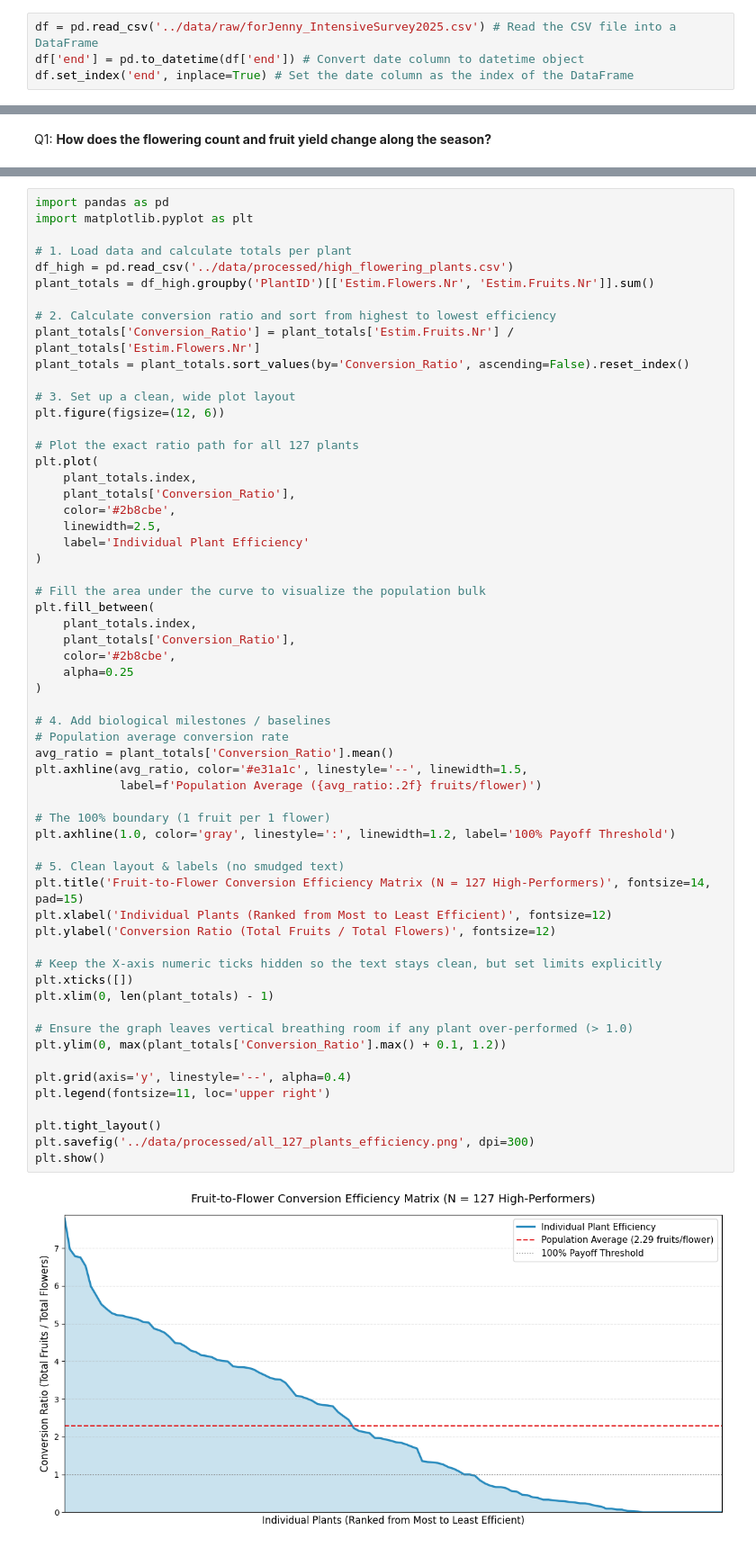
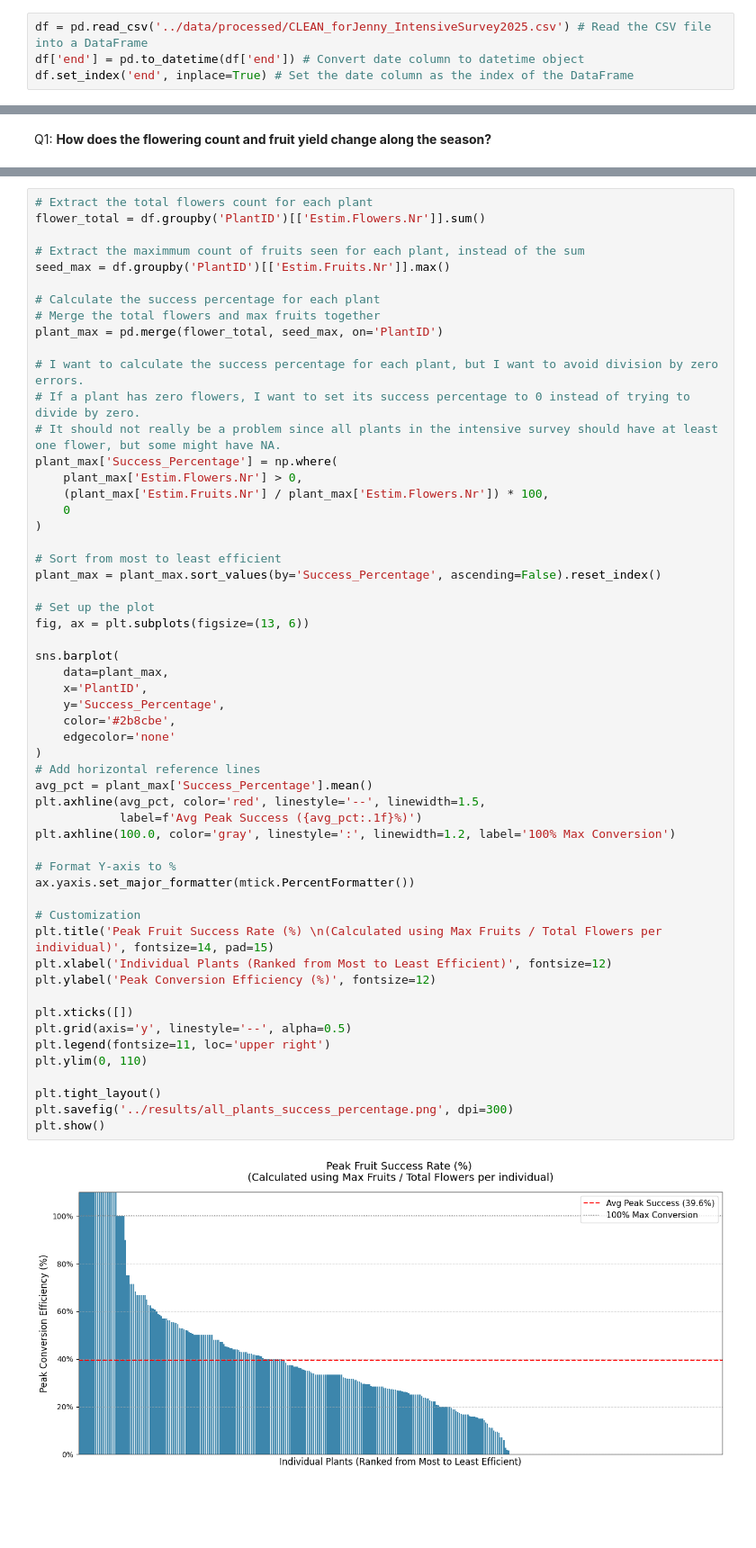
Before and after one commit to jenny-pom/intensive-survey-2025, a Jupyter notebook: notebooks/flower-fruit-analysis.ipynb, the cells around one changed output, grey strips where cells are left out. Shown at 90% size. Drawn from its saved outputs; the diff is of its cells as text; blank space fills up the shorter version.

```diff
--- a/notebooks/flower-fruit-analysis.ipynb
+++ b/notebooks/flower-fruit-analysis.ipynb
@@ -9,4 +11,4 @@ Read the data file and set indexing to datetime. I am using the forJenny_Intensi
 # %%
-df = pd.read_csv('../data/raw/forJenny_IntensiveSurvey2025.csv') # Read the CSV file into a DataFrame
+df = pd.read_csv('../data/processed/CLEAN_forJenny_IntensiveSurvey2025.csv') # Read the CSV file into a DataFrame
 df['end'] = pd.to_datetime(df['end']) # Convert date column to datetime object
 df.set_index('end', inplace=True) # Set the date column as the index of the DataFrame
@@ -129,61 +207,57 @@ A ratio of 1.0 means every single flower successfully turned into a fruit (100%
 # %%
-import pandas as pd
-import matplotlib.pyplot as plt
+# Extract the total flowers count for each plant
+flower_total = df.groupby('PlantID')[['Estim.Flowers.Nr']].sum()
 
-# 1. Load data and calculate totals per plant
-df_high = pd.read_csv('../data/processed/high_flowering_plants.csv')
-plant_totals = df_high.groupby('PlantID')[['Estim.Flowers.Nr', 'Estim.Fruits.Nr']].sum()
+# Extract the maximmum count of fruits seen for each plant, instead of the sum
+seed_max = df.groupby('PlantID')[['Estim.Fruits.Nr']].max()
 
-# 2. Calculate conversion ratio and sort from highest to lowest efficiency
-plant_totals['Conversion_Ratio'] = plant_totals['Estim.Fruits.Nr'] / plant_totals['Estim.Flowers.Nr']
-plant_totals = plant_totals.sort_values(by='Conversion_Ratio', ascending=False).reset_index()
+# Calculate the success percentage for each plant
+# Merge the total flowers and max fruits together
+plant_max = pd.merge(flower_total, seed_max, on='PlantID')
 
-# 3. Set up a clean, wide plot layout
-plt.figure(figsize=(12, 6))
-
-# Plot the exact ratio path for all 127 plants
-plt.plot(
-    plant_totals.index,
-    plant_totals['Conversion_Ratio'],
-    color='#2b8cbe',
-    linewidth=2.5,
-    label='Individual Plant Efficiency'
+# I want to calculate the success percentage for each plant, but I want to avoid division by zero errors.
+# If a plant has zero flowers, I want to set its success percentage to 0 instead of trying to divide by zero.
+# It should not really be a problem since all plants in the intensive survey should have at least one flower, but some might have NA.
+plant_max['Success_Percentage'] = np.where(
+    plant_max['Estim.Flowers.Nr'] > 0,
+    (plant_max['Estim.Fruits.Nr'] / plant_max['Estim.Flowers.Nr']) * 100,
+    0
 )
 
-# Fill the area under the curve to visualize the population bulk
-plt.fill_between(
-    plant_totals.index,
-    plant_totals['Conversion_Ratio'],
+# Sort from most to least efficient
+plant_max = plant_max.sort_values(by='Success_Percentage', ascending=False).reset_index()
+
+# Set up the plot
+fig, ax = plt.subplots(figsize=(13, 6))
+
+sns.barplot(
+    data=plant_max,
+    x='PlantID',
+    y='Success_Percentage',
     color='#2b8cbe',
-    alpha=0.25
+    edgecolor='none'
 )
+# Add horizontal reference lines
+avg_pct = plant_max['Success_Percentage'].mean()
+plt.axhline(avg_pct, color='red', linestyle='--', linewidth=1.5,
+            label=f'Avg Peak Success ({avg_pct:.1f}%)')
+plt.axhline(100.0, color='gray', linestyle=':', linewidth=1.2, label='100% Max Conversion')
 
-# 4. Add biological milestones / baselines
-# Population average conversion rate
-avg_ratio = plant_totals['Conversion_Ratio'].mean()
-plt.axhline(avg_ratio, color='#e31a1c', linestyle='--', linewidth=1.5,
-            label=f'Population Average ({avg_ratio:.2f} fruits/flower)')
+# Format Y-axis to %
+ax.yaxis.set_major_formatter(mtick.PercentFormatter())
 
-# The 100% boundary (1 fruit per 1 flower)
-plt.axhline(1.0, color='gray', linestyle=':', linewidth=1.2, label='100% Payoff Threshold')
+# Customization
+plt.title('Peak Fruit Success Rate (%) \n(Calculated using Max Fruits / Total Flowers per individual)', fontsize=14, pad=15)
+plt.xlabel('Individual Plants (Ranked from Most to Least Efficient)', fontsize=12)
+plt.ylabel('Peak Conversion Efficiency (%)', fontsize=12)
 
-# 5. Clean layout & labels (no smudged text)
-plt.title('Fruit-to-Flower Conversion Efficiency Matrix (N = 127 High-Performers)', fontsize=14, pad=15)
-plt.xlabel('Individual Plants (Ranked from Most to Least Efficient)', fontsize=12)
-plt.ylabel('Conversion Ratio (Total Fruits / Total Flowers)', fontsize=12)
-
-# Keep the X-axis numeric ticks hidden so the text stays clean, but set limits explicitly
 plt.xticks([])
-plt.xlim(0, len(plant_totals) - 1)
-
-# Ensure the graph leaves vertical breathing room if any plant over-performed (> 1.0)
-plt.ylim(0, max(plant_totals['Conversion_Ratio'].max() + 0.1, 1.2))
-
-plt.grid(axis='y', linestyle='--', alpha=0.4)
+plt.grid(axis='y', linestyle='--', alpha=0.5)
 plt.legend(fontsize=11, loc='upper right')
+plt.ylim(0, 110)
 
 plt.tight_layout()
-plt.savefig('../data/processed/all_127_plants_efficiency.png', dpi=300)
+plt.savefig('../results/all_plants_success_percentage.png', dpi=300)
 plt.show()
 # %% [output]
-[figure, old version]
+[figure, new version]
```
Also changed, not shown: parts of 18 cells of this notebook, 5 other files.
